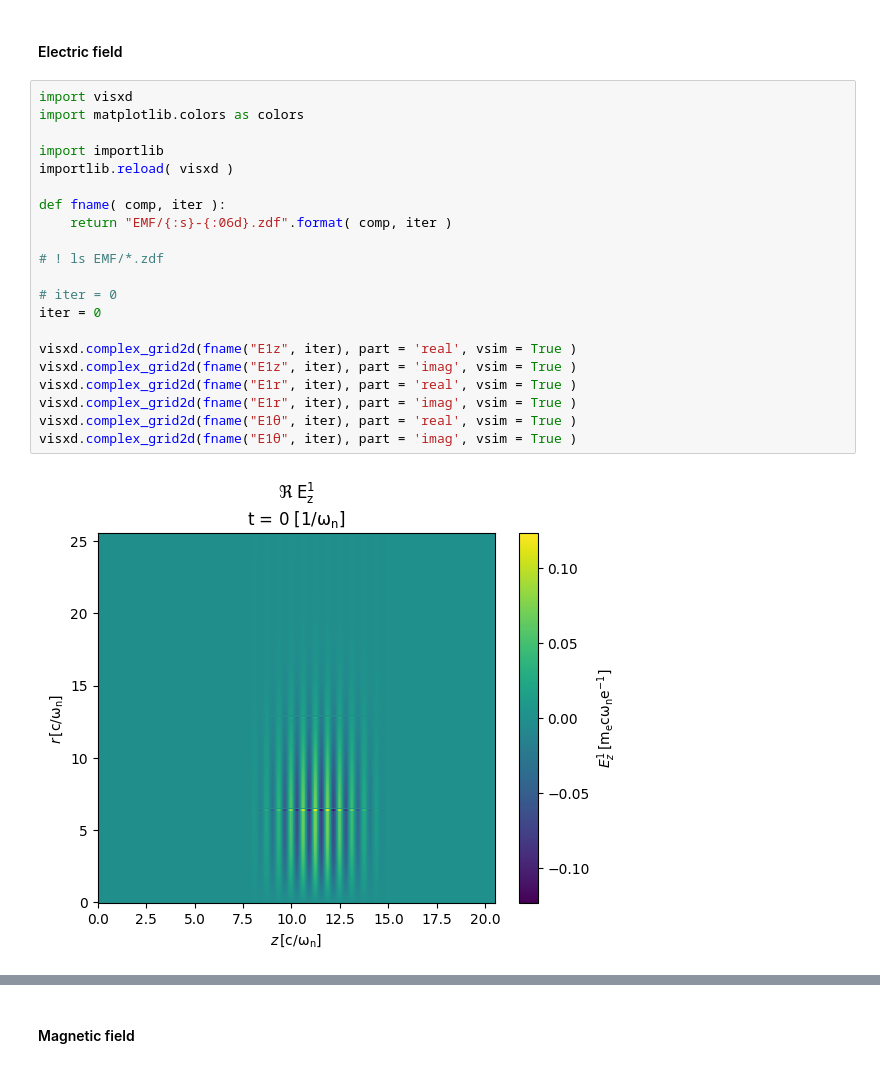
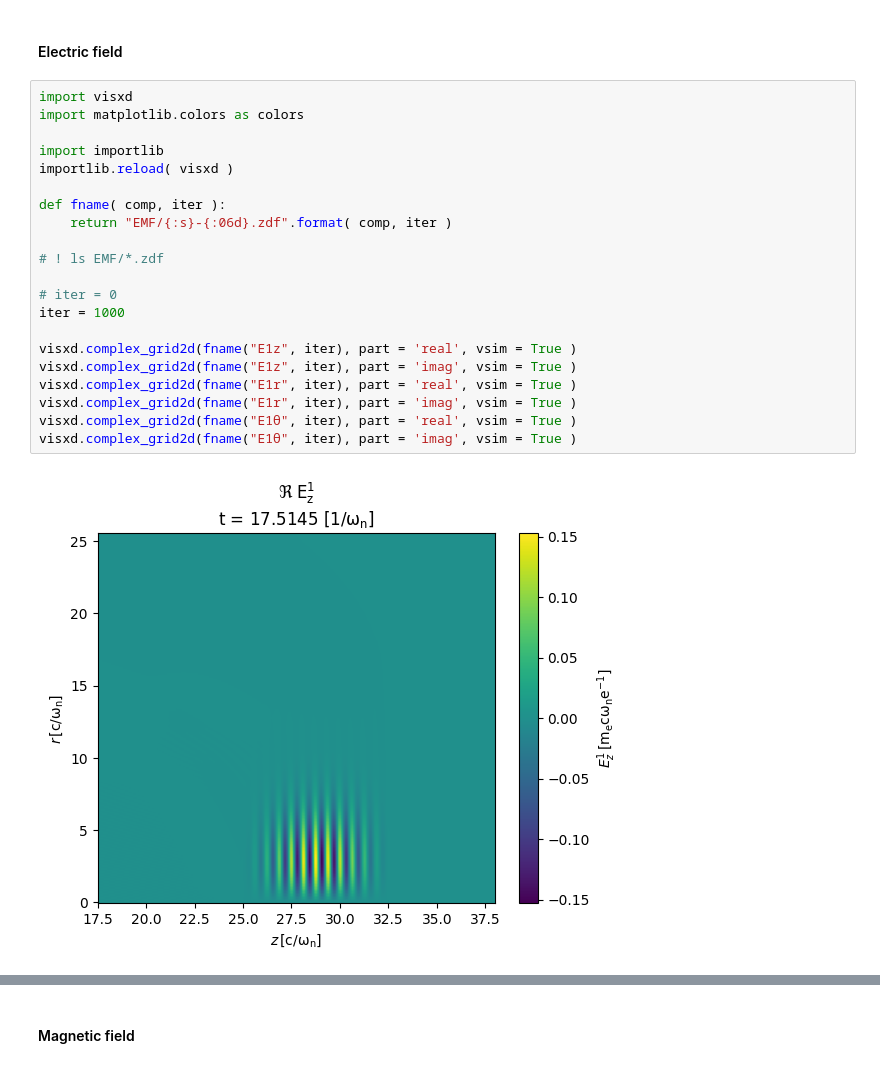
Before and after one commit to ricardo-fonseca/zpic-parallel, a Jupyter notebook: cuda-mpi/q3d/Debug-mpi.ipynb, the cells around one changed output, grey strips where cells are left out. Cells and saved outputs as stored; diff of their text form.

```diff
--- a/cuda-mpi/q3d/Debug-mpi.ipynb
+++ b/cuda-mpi/q3d/Debug-mpi.ipynb
@@ -45,23 +45,23 @@ Completed test_laser()
 # %%
 import visxd
 import matplotlib.colors as colors
 
 import importlib
 importlib.reload( visxd )
 
 def fname( comp, iter ):
     return "EMF/{:s}-{:06d}.zdf".format( comp, iter )
 
 # ! ls EMF/*.zdf
 
 # iter = 0
-iter = 0
+iter = 1000
 
 visxd.complex_grid2d(fname("E1z", iter), part = 'real', vsim = True )
 visxd.complex_grid2d(fname("E1z", iter), part = 'imag', vsim = True )
 visxd.complex_grid2d(fname("E1r", iter), part = 'real', vsim = True )
 visxd.complex_grid2d(fname("E1r", iter), part = 'imag', vsim = True )
 visxd.complex_grid2d(fname("E1θ", iter), part = 'real', vsim = True )
 visxd.complex_grid2d(fname("E1θ", iter), part = 'imag', vsim = True )
 # %% [output]
-[figure, old version]
+[figure, new version]
```
Also changed, not shown: parts of 9 cells of this notebook, 11 other files.
